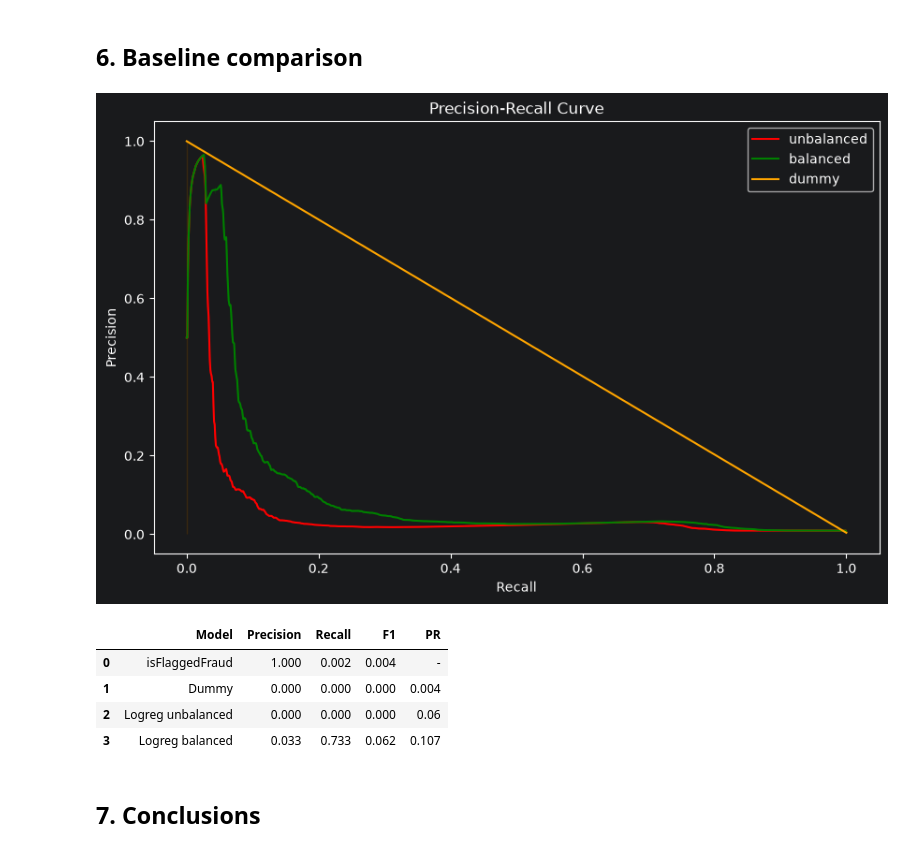
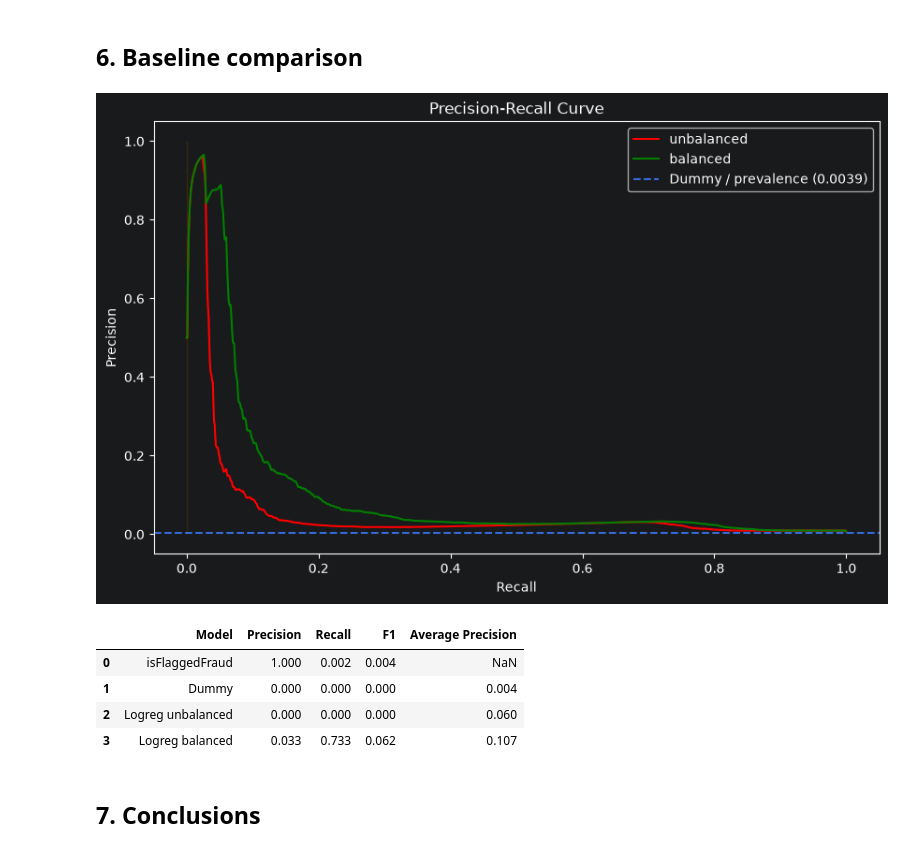
Before and after one commit to blbl-blbl/kaggle-Financial-Fraud-Detection-Dataset, a Jupyter notebook: notebooks/02_baseline.ipynb, the cells around one changed output. Drawn from its saved outputs; the diff is of its cells as text; code cells hidden in the pictures.

```diff
--- a/notebooks/02_baseline.ipynb
+++ b/notebooks/02_baseline.ipynb
@@ -233,43 +233,43 @@ Logreg balanced Average Precision: 0.1075
 # %%
 plt.figure(figsize=(10, 6))
 sns.lineplot(
     x=recall_log_unbalanced,
     y=precision_log_unbalanced,
     color='red',
     label='unbalanced'
 )
 sns.lineplot(
     x=recall_log_balanced,
     y=precision_log_balanced,
     color='green',
     label='balanced'
 )
-sns.lineplot(
-    x=recall_dummy,
-    y=precision_dummy,
-    color='orange',
-    label='dummy'
+plt.axhline(
+    y=y_val.mean(),
+    linestyle='--',
+    label=f'Dummy / prevalence ({y_val.mean():.4f})'
 )
 
 plt.title('Precision-Recall Curve')
 plt.xlabel('Recall')
 plt.ylabel('Precision')
+plt.legend()
 plt.show()
 # %% [output]
-[figure, old version]
+[figure, new version]
 # %%
 pd.DataFrame({
     'Model': ['isFlaggedFraud', 'Dummy', 'Logreg unbalanced', 'Logreg balanced'],
     'Precision': [isFlaggedFraud_precision, dummy_precision, logreg_base_precision, logreg_balanced_precision],
     'Recall': [isFlaggedFraud_recall, dummy_recall, logreg_base_recall, logreg_balanced_recall],
     'F1': [isFlaggedFraud_f1, dummy_f1, logreg_base_f1, logreg_balanced_f1],
-    'PR': ['-', round(dummy_ap, 3), round(logreg_base_ap, 3), round(logreg_balanced_ap, 3)]
+    'Average Precision': [None, round(dummy_ap, 3), round(logreg_base_ap, 3), round(logreg_balanced_ap, 3)]
 }).round(3)
 # %% [output]
-|  | Model | Precision | Recall | F1 | PR |
-| 0 | isFlaggedFraud | 1.000 | 0.002 | 0.004 | - |
+|  | Model | Precision | Recall | F1 | Average Precision |
+| 0 | isFlaggedFraud | 1.000 | 0.002 | 0.004 | NaN |
 | 1 | Dummy | 0.000 | 0.000 | 0.000 | 0.004 |
-| 2 | Logreg unbalanced | 0.000 | 0.000 | 0.000 | 0.06 |
+| 2 | Logreg unbalanced | 0.000 | 0.000 | 0.000 | 0.060 |
 | 3 | Logreg balanced | 0.033 | 0.733 | 0.062 | 0.107 |
 # %% [markdown]
 ## 7. Conclusions
```
